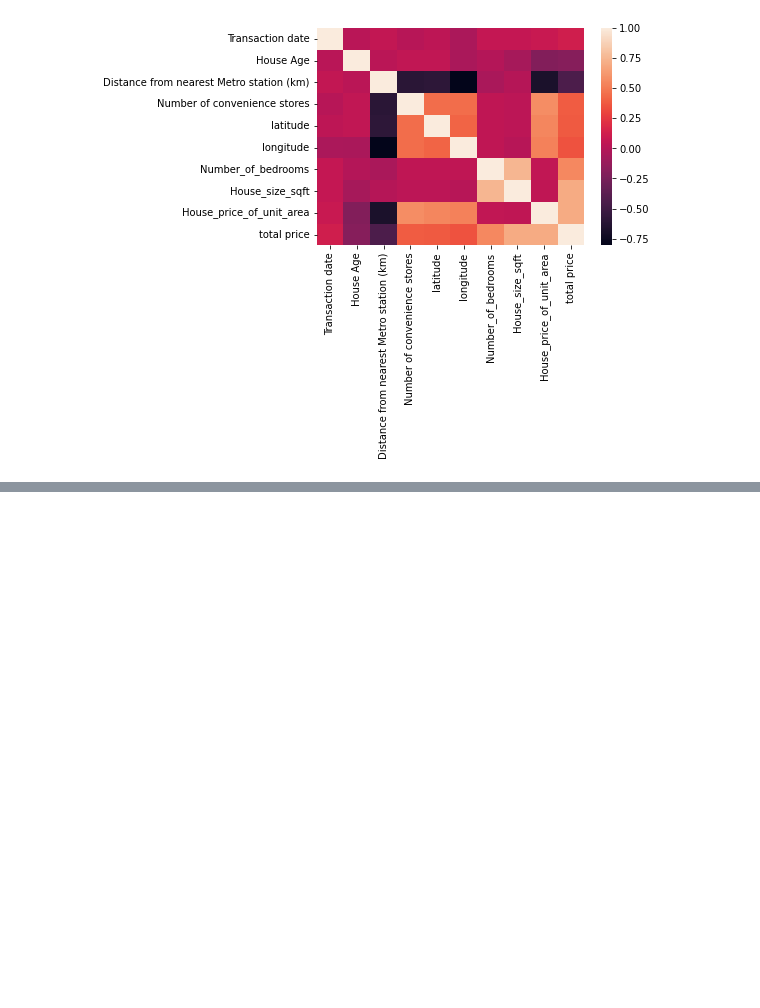
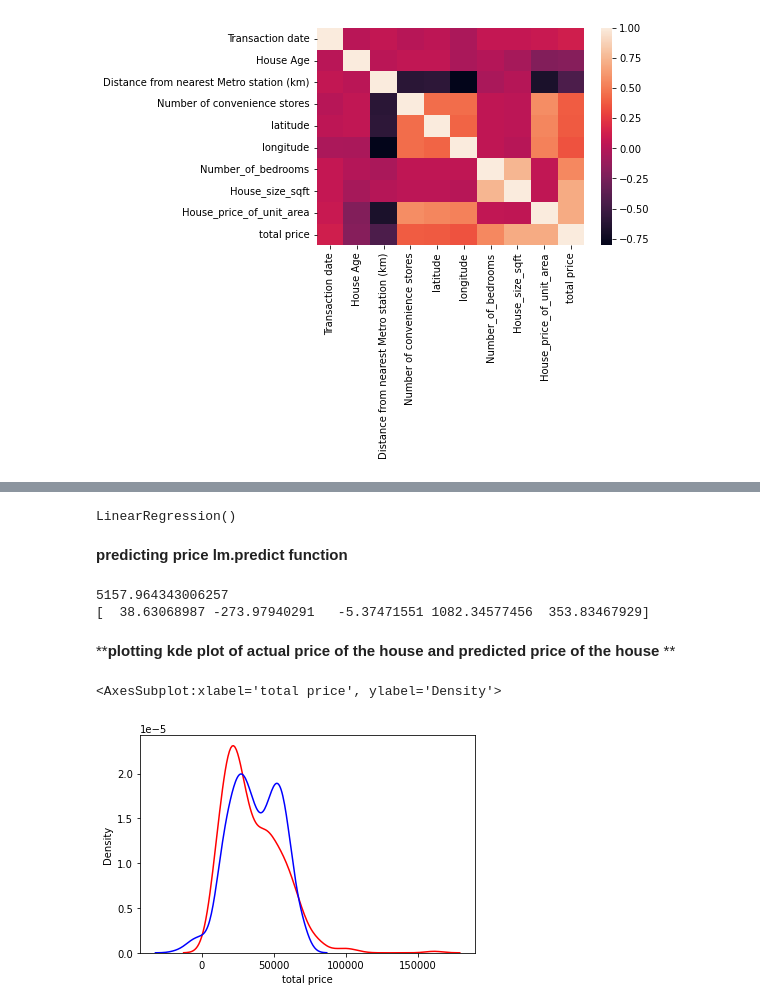
Before and after one commit to kgaurav-py/house-price-prediction, a Jupyter notebook: 1st-ds-assignment.ipynb, the cells around one changed output, grey strips where cells are left out. Saved outputs shown, nothing was run; the diff lists cells and outputs as text; code cells hidden in the pictures; blank space fills up the shorter version.

```diff
--- a/1st-ds-assignment.ipynb
+++ b/1st-ds-assignment.ipynb
@@ -100,0 +120,9 @@ plt.savefig('heatmap.pdf',dpi = 400)
+# %%
+lm = LinearRegression()
+x = final_data[['House_size_sqft','House Age','Distance from nearest Metro station (km)','Number of convenience stores','Number_of_bedrooms']]
+y = final_data['total price']
+lm.fit(x,y)
+# %% [output]
+LinearRegression()
+# %% [markdown]
+**predicting price lm.predict function**
@@ -100,0 +131,17 @@ plt.savefig('heatmap.pdf',dpi = 400)
+# %%
+print(lm.intercept_)
+print(lm.coef_)
+# %% [output]
+5157.964343006257
+[  38.63068987 -273.97940291   -5.37471551 1082.34577456  353.83467929]
+# %%
+predicted_house_price = (lm.intercept_) + (final_data['House_size_sqft']*lm.coef_[0]) + (final_data['House Age']*lm.coef_[1]) +(final_data['Distance from nearest Metro station (km)']*lm.coef_[2]) +(final_data['Number of convenience stores']*lm.coef_[3])+(final_data['Number_of_bedrooms']*lm.coef_[3])
+# %% [markdown]
+****plotting kde plot of actual price of the house and predicted price of the house** **
+# %%
+fig, ax = plt.subplots()
+sns.kdeplot(final_data['total price'],color = 'r' ,ax=ax)
+sns.kdeplot(predicted_house_price, color = 'b', ax=ax)
+# %% [output]
+<AxesSubplot:xlabel='total price', ylabel='Density'>
+[figure, added]
```
Also changed, not shown: parts of 6 cells of this notebook.
